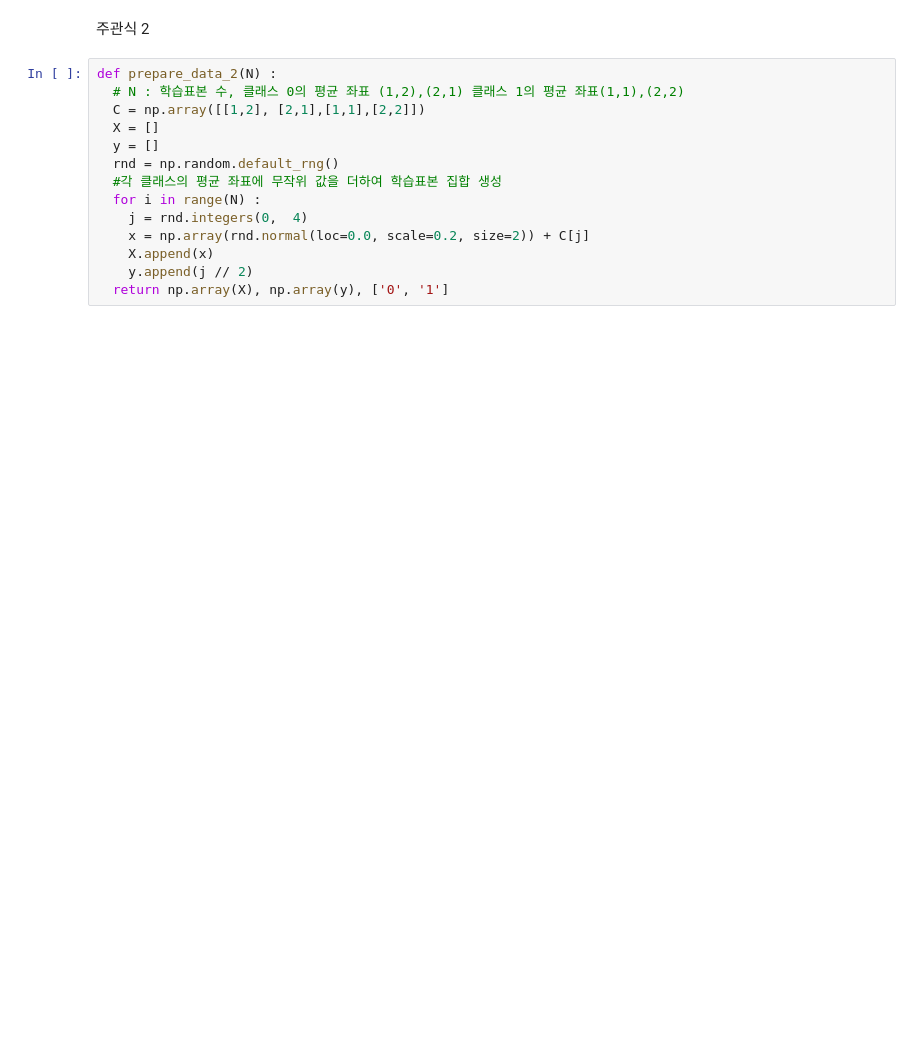
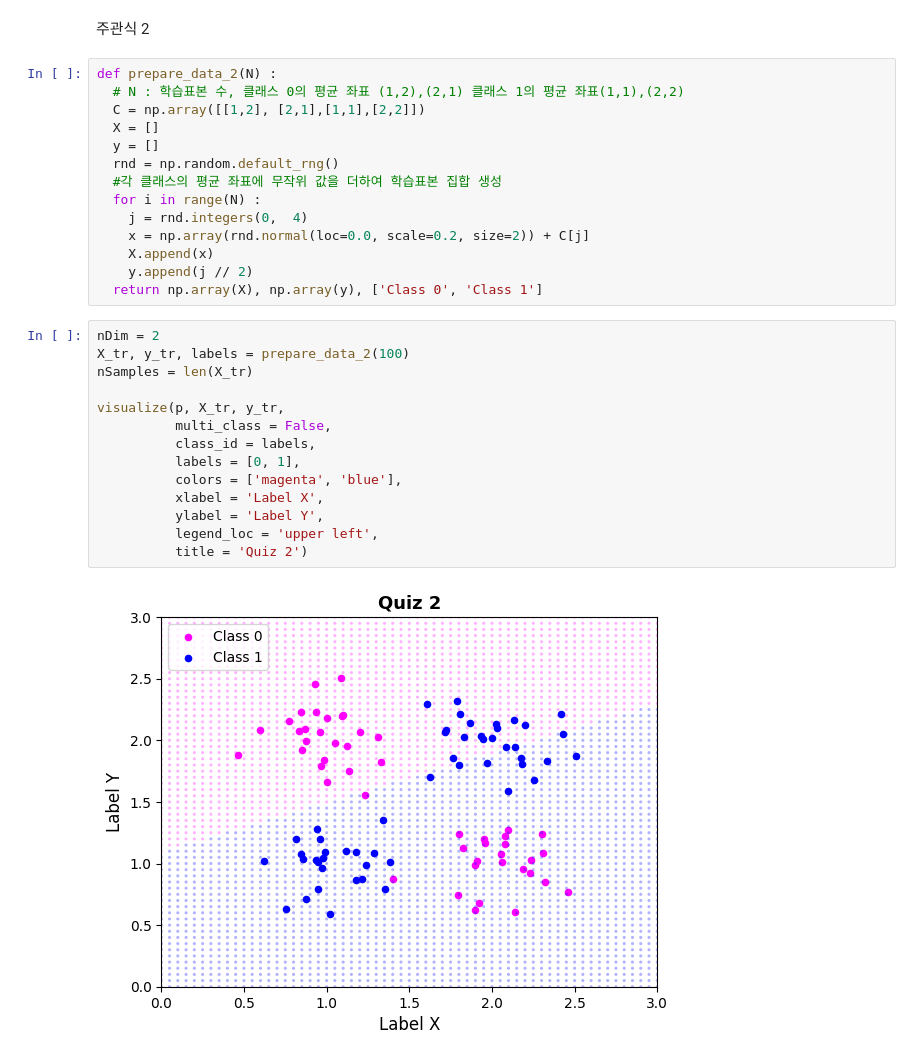
Before and after one commit to shyoonCS/DataAnalysis, a Jupyter notebook: 202534_364010(윤선희).ipynb, the cells around one changed output. Drawn from its saved outputs; the diff is of its cells as text; blank space fills up the shorter version.

```diff
--- a/202534_364010(윤선희).ipynb
+++ b/202534_364010(윤선희).ipynb
@@ -237,4 +244,20 @@ def prepare_data_2(N) :
     x = np.array(rnd.normal(loc=0.0, scale=0.2, size=2)) + C[j]
     X.append(x)
     y.append(j // 2)
-  return np.array(X), np.array(y), ['0', '1']
+  return np.array(X), np.array(y), ['Class 0', 'Class 1']
+# %%
+nDim = 2
+X_tr, y_tr, labels = prepare_data_2(100)
+nSamples = len(X_tr)
+
+visualize(p, X_tr, y_tr,
+          multi_class = False,
+          class_id = labels,
+          labels = [0, 1],
+          colors = ['magenta', 'blue'],
+          xlabel = 'Label X',
+          ylabel = 'Label Y',
+          legend_loc = 'upper left',
+          title = 'Quiz 2')
+# %% [output]
+[figure, added]
```
Also changed, not shown: parts of 2 cells of this notebook.
